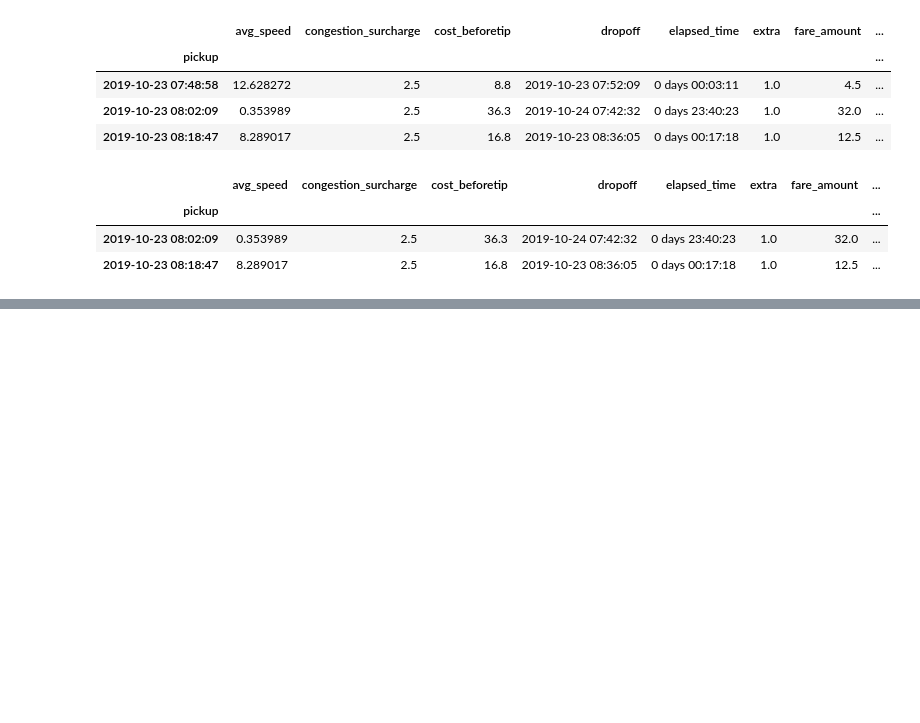
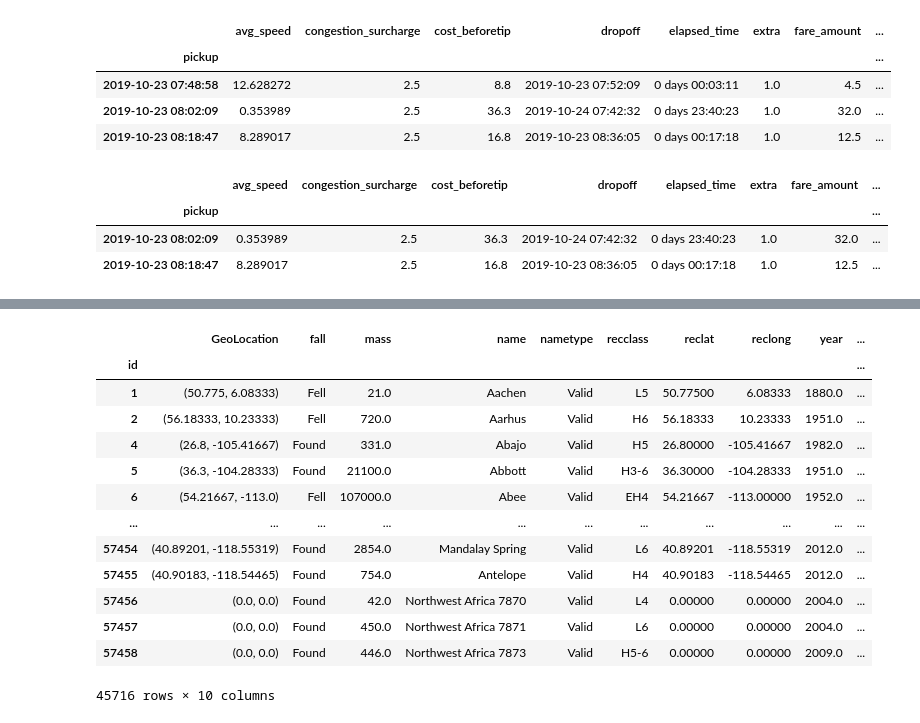
Before and after one commit to 99tyler99/Python, a Jupyter notebook: Python Charmers Fundamentals 04.ipynb, the cells around one changed output, grey strips where cells are left out. Drawn from its saved outputs; the diff is of its cells as text; code cells hidden in the pictures; blank space fills up the shorter version.

```diff
--- a/Python Charmers Fundamentals 04.ipynb
+++ b/Python Charmers Fundamentals 04.ipynb
@@ -288,0 +306,5 @@ taxis.head()
+# %%
+meteorites = meteorites.rename(
+    columns={'mass (g)': 'mass'}
+)
+meteorites
@@ -288,0 +325,6 @@ taxis.head()
+# %%
+#Using the meteorite data from the Meteorite_Landings.csv file, update the year column to only contain the year, convert it to a numeric data type,
+#and create a new column indicating whether the meteorite was observed falling before 1970.
+#Set the index to the id column and extract all the rows with IDs between 10,036 and 10,040 (inclusive) with loc[]
+meteorites['year'] = meteorites['year'].str.slice(start=6,stop=10)
+meteorites
@@ -288,0 +345,3 @@ taxis.head()
+# %%
+meteorites['year'] = meteorites['year'].apply(pd.to_numeric)
+meteorites.dtypes
@@ -288,0 +359,2 @@ taxis.head()
+# %%
+meteorites = meteorites.sort_index()
@@ -288,0 +370,19 @@ taxis.head()
+# %%
+import numpy as np
+meteorites['fell_before1970?'] = np.where((meteorites['year'] < 1970) & (meteorites['fall'] == 'Fell'), True, False)
+meteorites
+# %% [output]
+|  | GeoLocation | fall | mass | name | nametype | recclass | reclat | reclong | year | ... |
+| id |  |  |  |  |  |  |  |  |  | ... |
+| 1 | (50.775, 6.08333) | Fell | 21.0 | Aachen | Valid | L5 | 50.77500 | 6.08333 | 1880.0 | ... |
+| 2 | (56.18333, 10.23333) | Fell | 720.0 | Aarhus | Valid | H6 | 56.18333 | 10.23333 | 1951.0 | ... |
+| 4 | (26.8, -105.41667) | Found | 331.0 | Abajo | Valid | H5 | 26.80000 | -105.41667 | 1982.0 | ... |
+| 5 | (36.3, -104.28333) | Found | 21100.0 | Abbott | Valid | H3-6 | 36.30000 | -104.28333 | 1951.0 | ... |
+| 6 | (54.21667, -113.0) | Fell | 107000.0 | Abee | Valid | EH4 | 54.21667 | -113.00000 | 1952.0 | ... |
+| ... | ... | ... | ... | ... | ... | ... | ... | ... | ... | ... |
+| 57454 | (40.89201, -118.55319) | Found | 2854.0 | Mandalay Spring | Valid | L6 | 40.89201 | -118.55319 | 2012.0 | ... |
+| 57455 | (40.90183, -118.54465) | Found | 754.0 | Antelope | Valid | H4 | 40.90183 | -118.54465 | 2012.0 | ... |
+| 57456 | (0.0, 0.0) | Found | 42.0 | Northwest Africa 7870 | Valid | L4 | 0.00000 | 0.00000 | 2004.0 | ... |
+| 57457 | (0.0, 0.0) | Found | 450.0 | Northwest Africa 7871 | Valid | L6 | 0.00000 | 0.00000 | 2004.0 | ... |
+| 57458 | (0.0, 0.0) | Found | 446.0 | Northwest Africa 7873 | Valid | H5-6 | 0.00000 | 0.00000 | 2009.0 | ... |
+45716 rows × 10 columns
```
Also changed, not shown: parts of 5 cells of this notebook.
